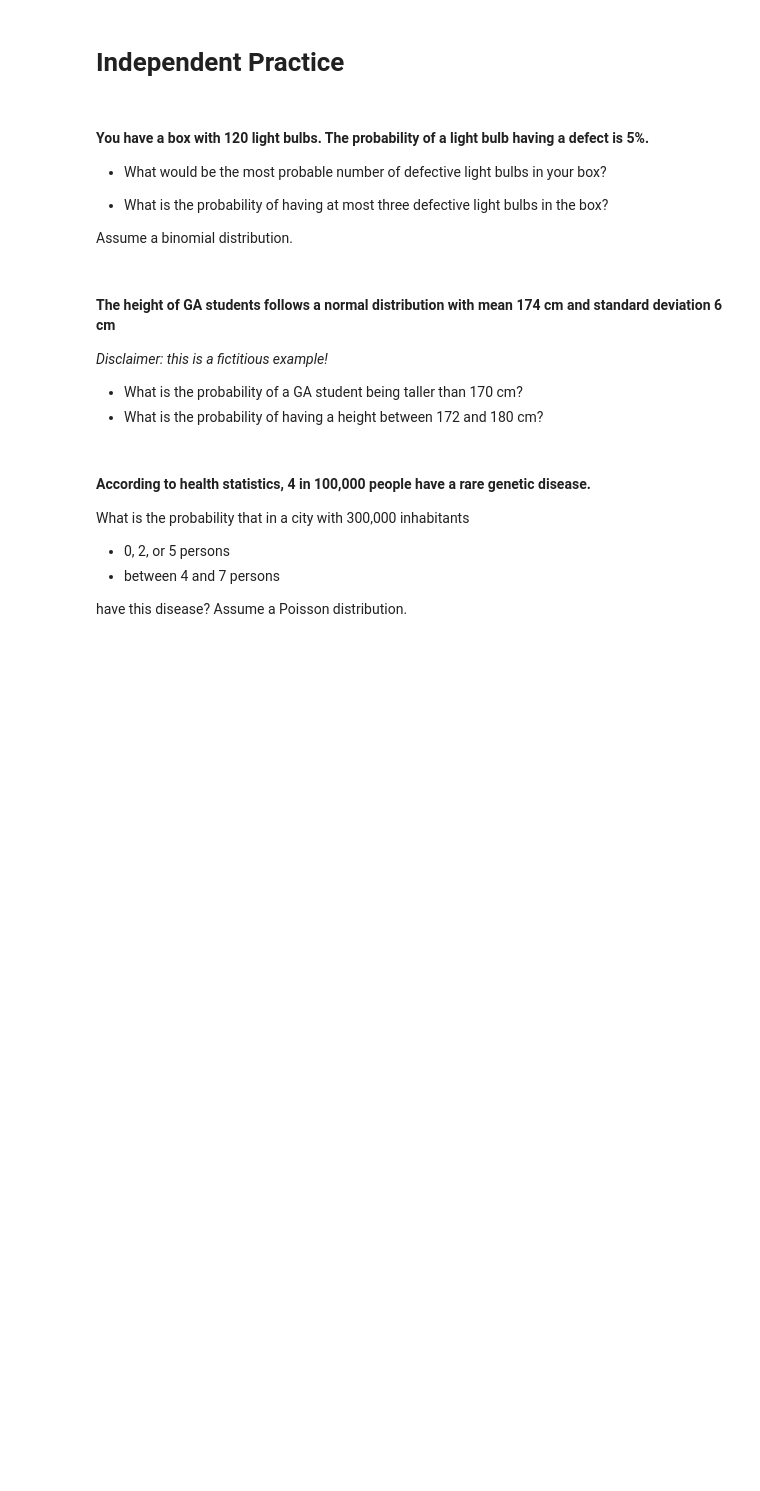
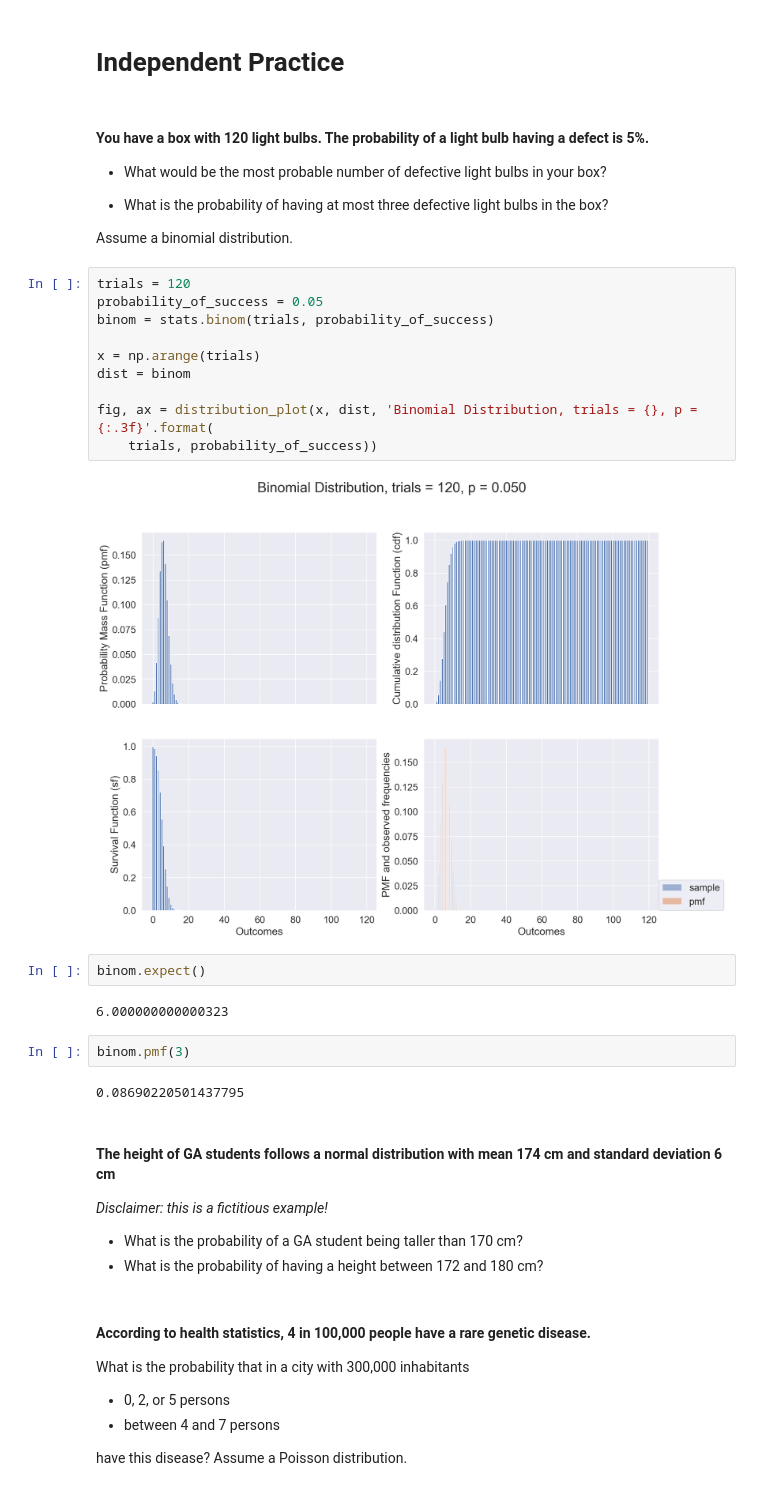
Before and after one commit to a3o1m2/DSI11-lessons, a Jupyter notebook: week02/day5_probability_distributions/probability-distributions/probability-distributions.ipynb, the cells around one changed output. Drawn from its saved outputs; the diff is of its cells as text; blank space fills up the shorter version.

```diff
--- a/week02/day5_probability_distributions/probability-distributions/probability-distributions.ipynb
+++ b/week02/day5_probability_distributions/probability-distributions/probability-distributions.ipynb
@@ -689,6 +689,26 @@ $$
 - What is the probability of having at most three defective light bulbs in the box?
 
 Assume a binomial distribution.
+# %%
+trials = 120
+probability_of_success = 0.05
+binom = stats.binom(trials, probability_of_success)
+
+x = np.arange(trials)
+dist = binom
+
+fig, ax = distribution_plot(x, dist, 'Binomial Distribution, trials = {}, p = {:.3f}'.format(
+    trials, probability_of_success))
+# %% [output]
+[figure, added]
+# %%
+binom.expect()
+# %% [output]
+6.000000000000323
+# %%
+binom.pmf(3)
+# %% [output]
+0.08690220501437795
 # %% [markdown]
 #### The height of GA students follows a normal distribution with mean 174 cm and standard deviation 6 cm
 
```
Also changed, not shown: parts of 18 cells of this notebook, 1 other file.
